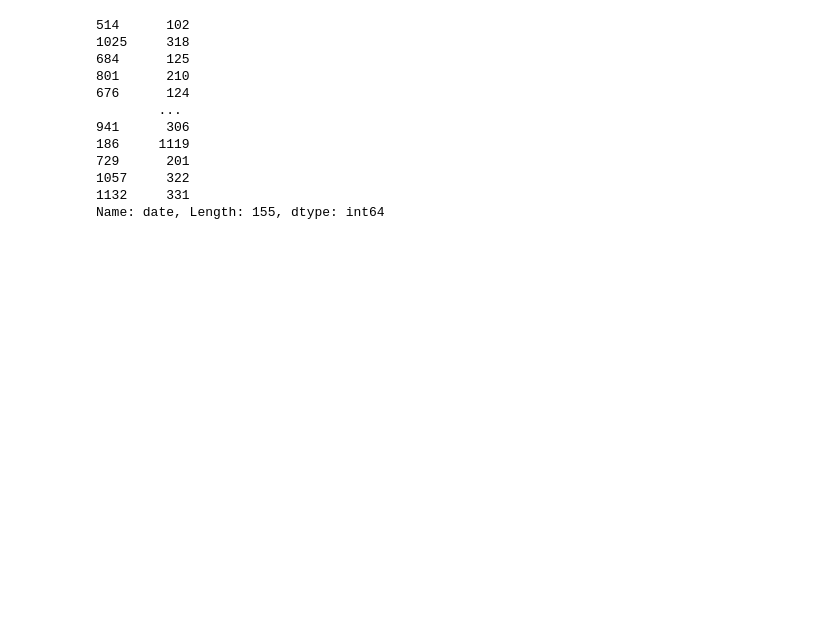
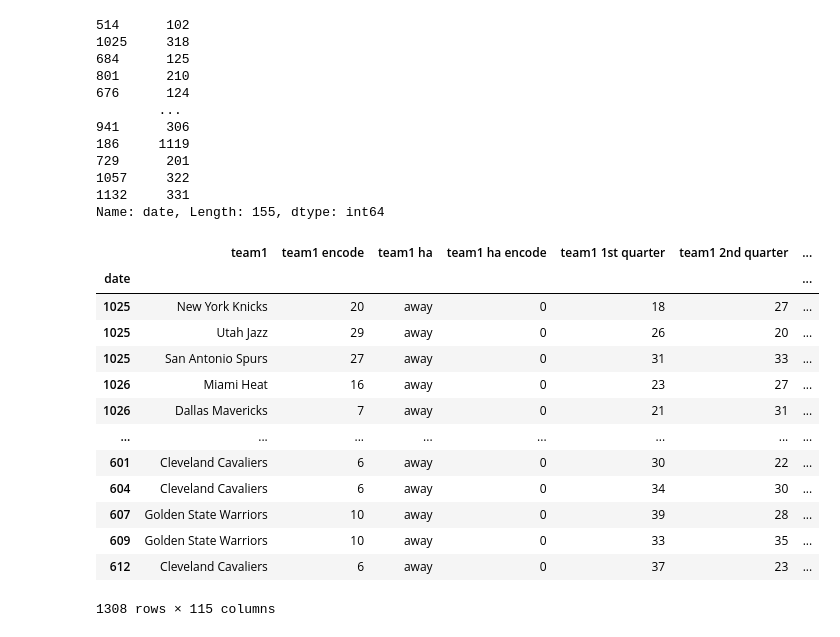
Before and after one commit to tamle7422/regression, a Jupyter notebook: nba.ipynb, the cells around one changed output. Saved outputs shown, nothing was run; the diff lists cells and outputs as text; code cells hidden in the pictures; blank space fills up the shorter version.

```diff
--- a/nba.ipynb
+++ b/nba.ipynb
@@ -166,3 +166,20 @@ nbaDf["date"].sample(155)
 1057     322
 1132     331
 Name: date, Length: 155, dtype: int64
+# %%
+nbaDf.set_index(["date"])
+# %% [output]
+|  | team1 | team1 encode | team1 ha | team1 ha encode | team1 1st quarter | team1 2nd quarter | ... |
+| date |  |  |  |  |  |  | ... |
+| 1025 | New York Knicks | 20 | away | 0 | 18 | 27 | ... |
+| 1025 | Utah Jazz | 29 | away | 0 | 26 | 20 | ... |
+| 1025 | San Antonio Spurs | 27 | away | 0 | 31 | 33 | ... |
+| 1026 | Miami Heat | 16 | away | 0 | 23 | 27 | ... |
+| 1026 | Dallas Mavericks | 7 | away | 0 | 21 | 31 | ... |
+| ... | ... | ... | ... | ... | ... | ... | ... |
+| 601 | Cleveland Cavaliers | 6 | away | 0 | 30 | 22 | ... |
+| 604 | Cleveland Cavaliers | 6 | away | 0 | 34 | 30 | ... |
+| 607 | Golden State Warriors | 10 | away | 0 | 39 | 28 | ... |
+| 609 | Golden State Warriors | 10 | away | 0 | 33 | 35 | ... |
+| 612 | Cleveland Cavaliers | 6 | away | 0 | 37 | 23 | ... |
+1308 rows × 115 columns
```
Also changed, not shown: parts of 4 cells of this notebook.
